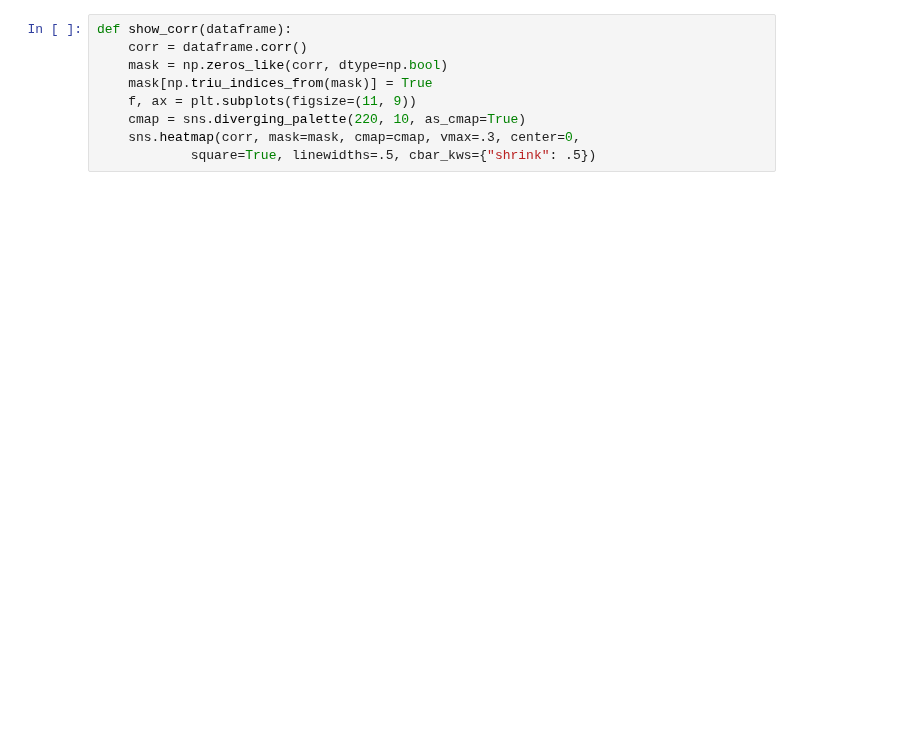
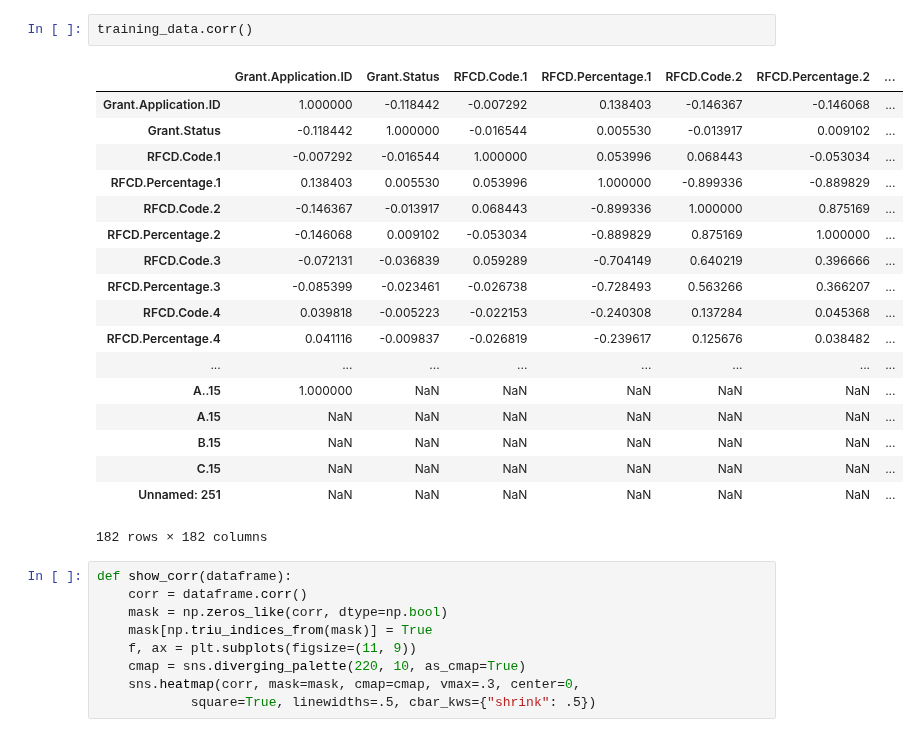
Before and after one commit to 2018HCIntern/2018HCIntern, a Jupyter notebook: GAN/milestone.grant/eda.ipynb, the cells around one changed output. Cells and saved outputs as stored; diff of their text form; blank space fills up the shorter version.

```diff
--- a/GAN/milestone.grant/eda.ipynb
+++ b/GAN/milestone.grant/eda.ipynb
@@ -13,3 +81,24 @@ tr_d = tr_d.dropna(axis = 1, how='all')
+# %%
+training_data.corr()
+# %% [output]
+|  | Grant.Application.ID | Grant.Status | RFCD.Code.1 | RFCD.Percentage.1 | RFCD.Code.2 | RFCD.Percentage.2 | ... |
+| Grant.Application.ID | 1.000000 | -0.118442 | -0.007292 | 0.138403 | -0.146367 | -0.146068 | ... |
+| Grant.Status | -0.118442 | 1.000000 | -0.016544 | 0.005530 | -0.013917 | 0.009102 | ... |
+| RFCD.Code.1 | -0.007292 | -0.016544 | 1.000000 | 0.053996 | 0.068443 | -0.053034 | ... |
+| RFCD.Percentage.1 | 0.138403 | 0.005530 | 0.053996 | 1.000000 | -0.899336 | -0.889829 | ... |
+| RFCD.Code.2 | -0.146367 | -0.013917 | 0.068443 | -0.899336 | 1.000000 | 0.875169 | ... |
+| RFCD.Percentage.2 | -0.146068 | 0.009102 | -0.053034 | -0.889829 | 0.875169 | 1.000000 | ... |
+| RFCD.Code.3 | -0.072131 | -0.036839 | 0.059289 | -0.704149 | 0.640219 | 0.396666 | ... |
+| RFCD.Percentage.3 | -0.085399 | -0.023461 | -0.026738 | -0.728493 | 0.563266 | 0.366207 | ... |
+| RFCD.Code.4 | 0.039818 | -0.005223 | -0.022153 | -0.240308 | 0.137284 | 0.045368 | ... |
+| RFCD.Percentage.4 | 0.041116 | -0.009837 | -0.026819 | -0.239617 | 0.125676 | 0.038482 | ... |
+| ... | ... | ... | ... | ... | ... | ... | ... |
+| A..15 | 1.000000 | NaN | NaN | NaN | NaN | NaN | ... |
+| A.15 | NaN | NaN | NaN | NaN | NaN | NaN | ... |
+| B.15 | NaN | NaN | NaN | NaN | NaN | NaN | ... |
+| C.15 | NaN | NaN | NaN | NaN | NaN | NaN | ... |
+| Unnamed: 251 | NaN | NaN | NaN | NaN | NaN | NaN | ... |
+182 rows × 182 columns
 # %%
 def show_corr(dataframe):
     corr = dataframe.corr()
```
Also changed, not shown: parts of 41 cells of this notebook, 14 other files.
